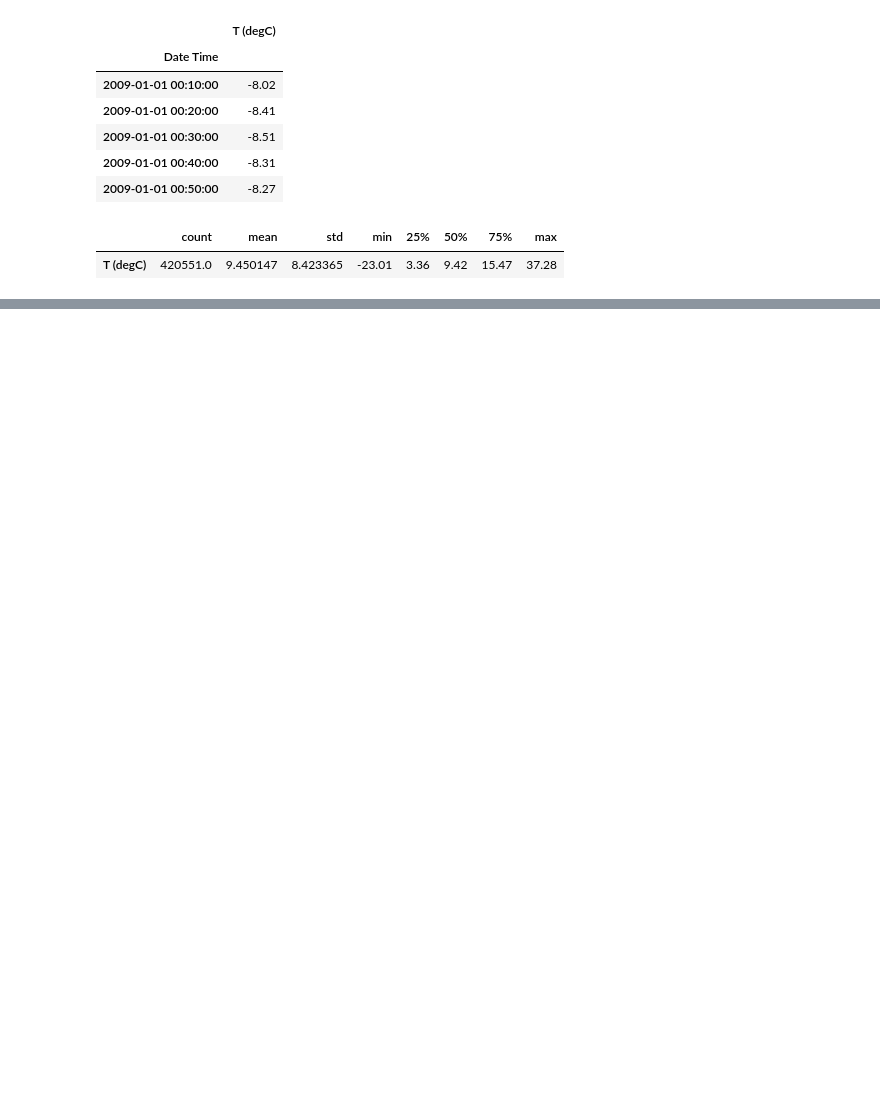
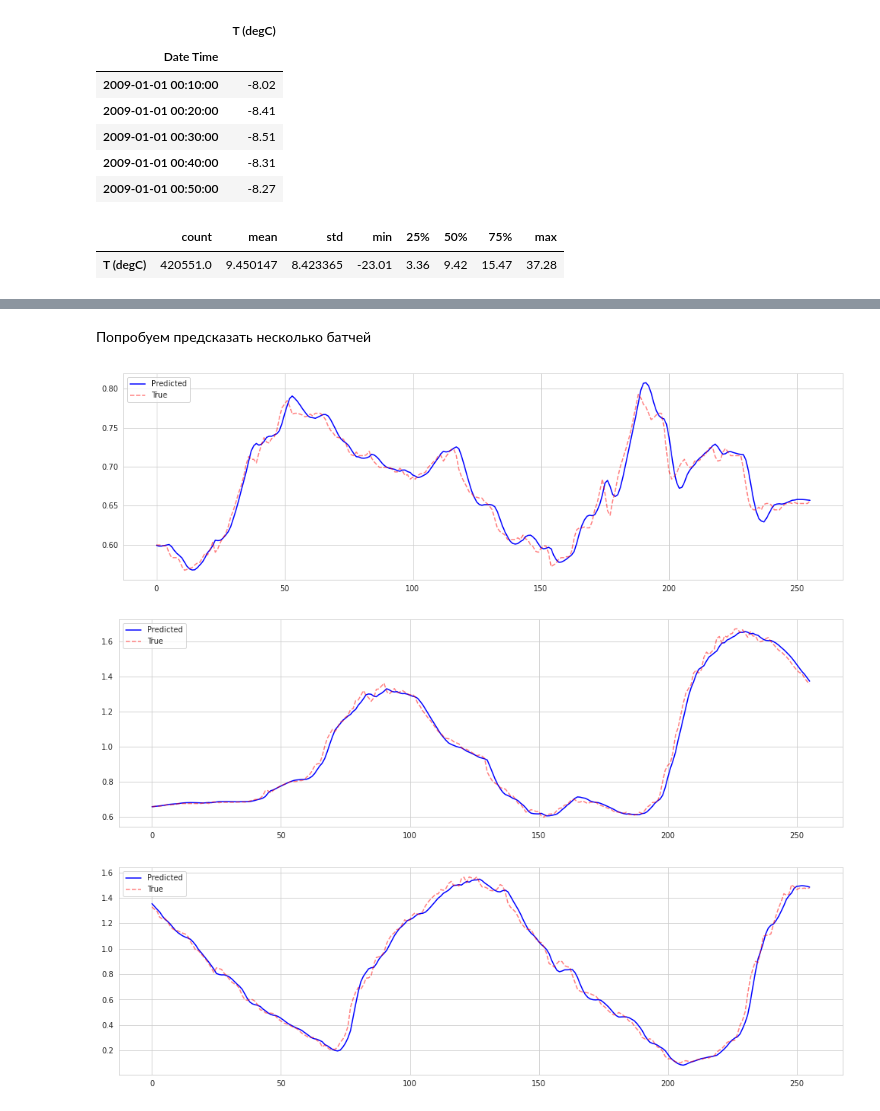
Before and after one commit to dTenebrae/neural_networks, a Jupyter notebook: hw5.ipynb, the cells around one changed output, grey strips where cells are left out. Cells and saved outputs as stored; diff of their text form; code cells hidden in the pictures; blank space fills up the shorter version.

```diff
--- a/hw5.ipynb
+++ b/hw5.ipynb
@@ -315,0 +277,13 @@ medium_lstm_model.compile(optimizer='adam', loss='mae', metrics=['mae'])
+# %% [markdown]
+Попробуем предсказать несколько батчей
+# %%
+for x, y in val_univariate.take(3):
+    pred = simple_lstm_model.predict(x)
+    plt.plot(pred, color='blue', label='Predicted')
+    plt.plot(y, color='red',  alpha=.5, ls='dashed', label='True')
+    plt.legend(loc='upper left')
+    plt.show()
+# %% [output]
+[figure, added]
+[figure, added]
+[figure, added]
```
Also changed, not shown: parts of 61 cells of this notebook.
